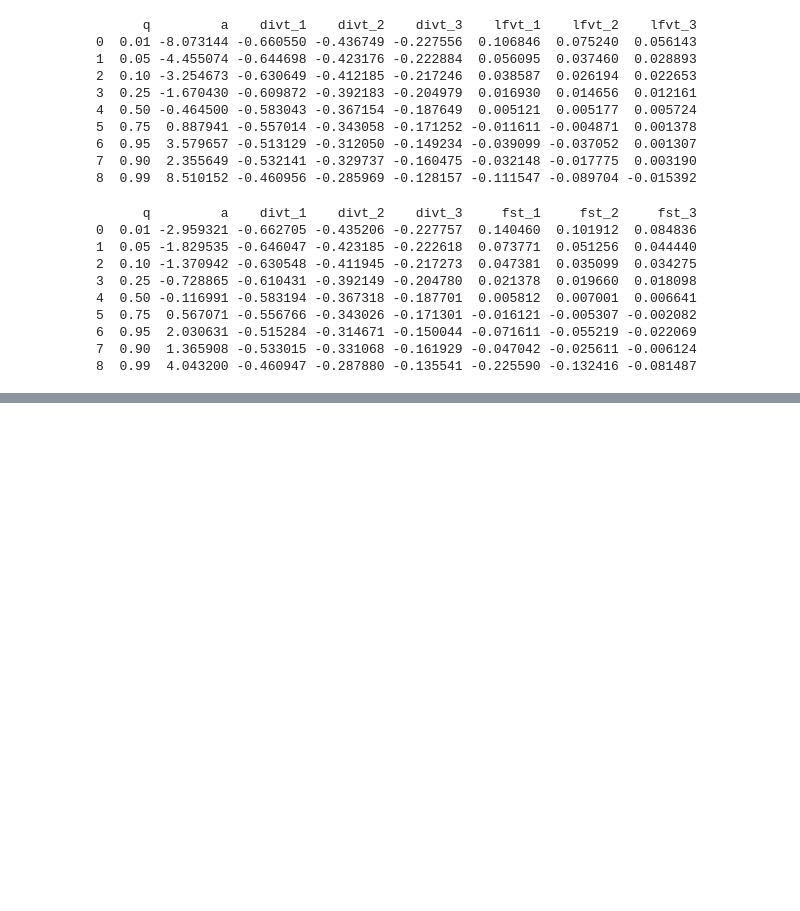
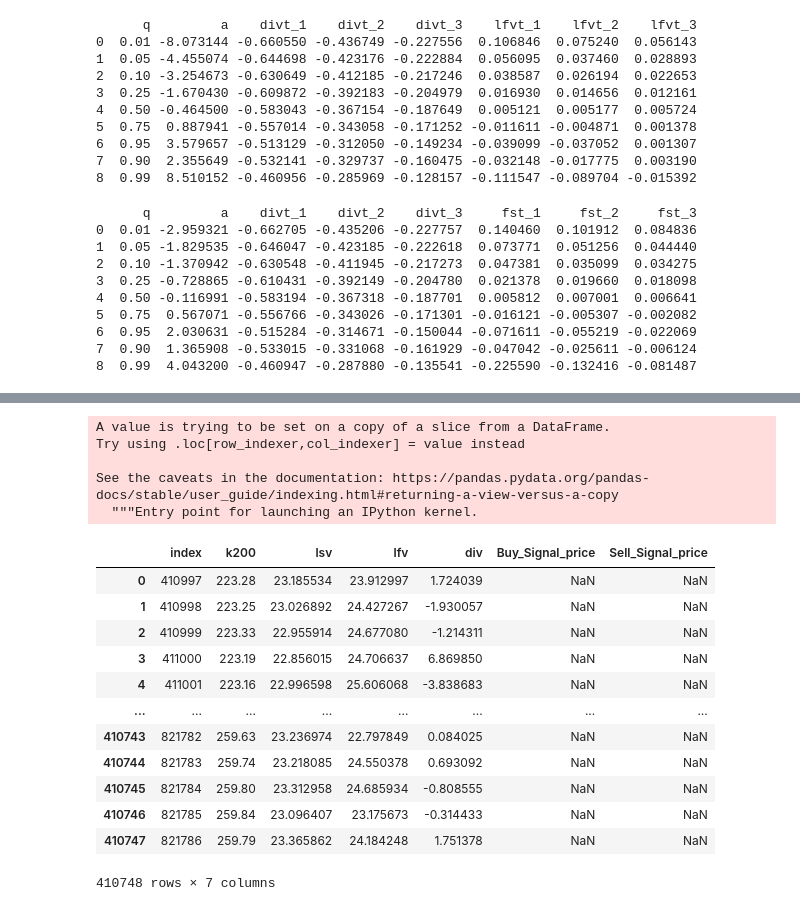
Before and after one commit to shivams289/Kaggle-Projects, a Jupyter notebook: Quantile_regression.ipynb, the cells around one changed output, grey strips where cells are left out. Saved outputs shown, nothing was run; the diff lists cells and outputs as text; code cells hidden in the pictures; blank space fills up the shorter version.

```diff
--- a/Quantile_regression.ipynb
+++ b/Quantile_regression.ipynb
@@ -716,0 +752,5 @@ from sklearn.metrics import mean_squared_error
+# %%
+# lets see how variation looks for .75 quantile
+reslt = forc_model.fit(q=0.5)
+# %%
+prediction = reslt.predict(sm.tools.tools.add_constant(test_data[feat].values))
@@ -716,0 +769,50 @@ from sklearn.metrics import mean_squared_error
+# %%
+def buy_sell(test_data, prediction):
+    signalBuy = []
+    signalSell = []
+    position = False
+
+    for i in range(len(test_data)):
+
+      if prediction[i] > test_data['k200'][i]:
+          if position == False :
+              signalBuy.append(test_data['k200'][i])
+              signalSell.append(np.nan)
+              position = True
+          else:
+              signalBuy.append(np.nan)
+              signalSell.append(np.nan)
+      elif prediction[i] < test_data['k200'][i]:
+          if position == True:
+              signalBuy.append(np.nan)
+              signalSell.append(test_data['k200'][i])
+              position = False
+          else:
+              signalBuy.append(np.nan)
+              signalSell.append(np.nan)
+      else:
+          signalBuy.append(np.nan)
+          signalSell.append(np.nan)
+    return pd.Series([signalBuy, signalSell])
+# %%
+test_data['Buy_Signal_price'], test_data['Sell_Signal_price'] = buy_sell(test_data, prediction)
+test_data
+# %% [output]
+A value is trying to be set on a copy of a slice from a DataFrame.
+Try using .loc[row_indexer,col_indexer] = value instead
+
+See the caveats in the documentation: https://pandas.pydata.org/pandas-docs/stable/user_guide/indexing.html#returning-a-view-versus-a-copy
+  """Entry point for launching an IPython kernel.
+|  | index | k200 | lsv | lfv | div | Buy_Signal_price | Sell_Signal_price |
+| 0 | 410997 | 223.28 | 23.185534 | 23.912997 | 1.724039 | NaN | NaN |
+| 1 | 410998 | 223.25 | 23.026892 | 24.427267 | -1.930057 | NaN | NaN |
+| 2 | 410999 | 223.33 | 22.955914 | 24.677080 | -1.214311 | NaN | NaN |
+| 3 | 411000 | 223.19 | 22.856015 | 24.706637 | 6.869850 | NaN | NaN |
+| 4 | 411001 | 223.16 | 22.996598 | 25.606068 | -3.838683 | NaN | NaN |
+| ... | ... | ... | ... | ... | ... | ... | ... |
+| 410743 | 821782 | 259.63 | 23.236974 | 22.797849 | 0.084025 | NaN | NaN |
+| 410744 | 821783 | 259.74 | 23.218085 | 24.550378 | 0.693092 | NaN | NaN |
+| 410745 | 821784 | 259.80 | 23.312958 | 24.685934 | -0.808555 | NaN | NaN |
+| 410746 | 821785 | 259.84 | 23.096407 | 23.175673 | -0.314433 | NaN | NaN |
+| 410747 | 821786 | 259.79 | 23.365862 | 24.184248 | 1.751378 | NaN | NaN |
+410748 rows × 7 columns
```
Also changed, not shown: parts of 14 cells of this notebook.
